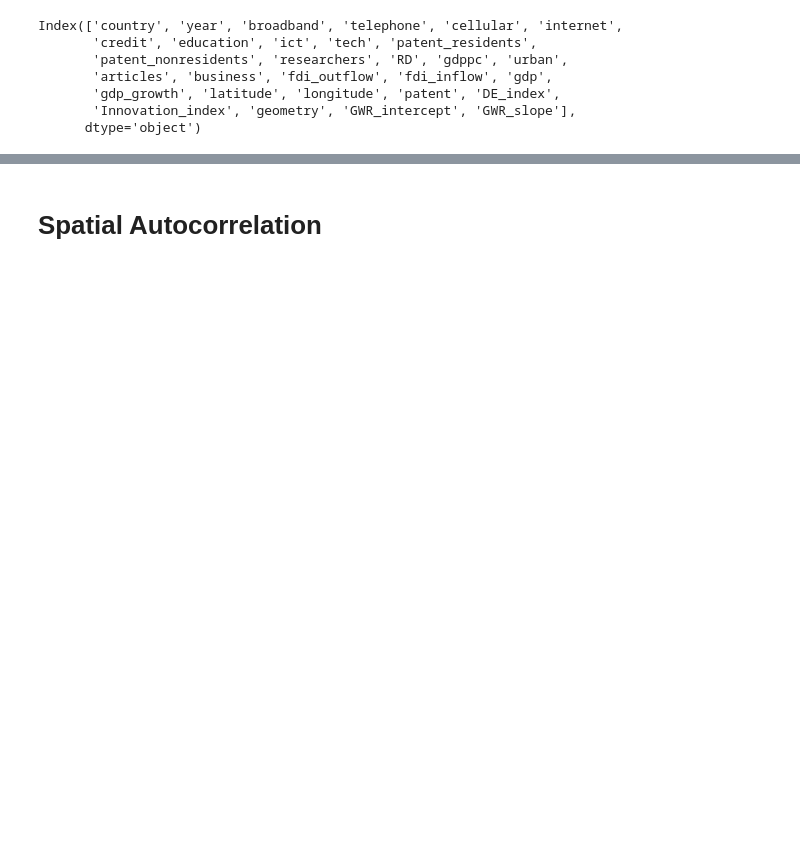
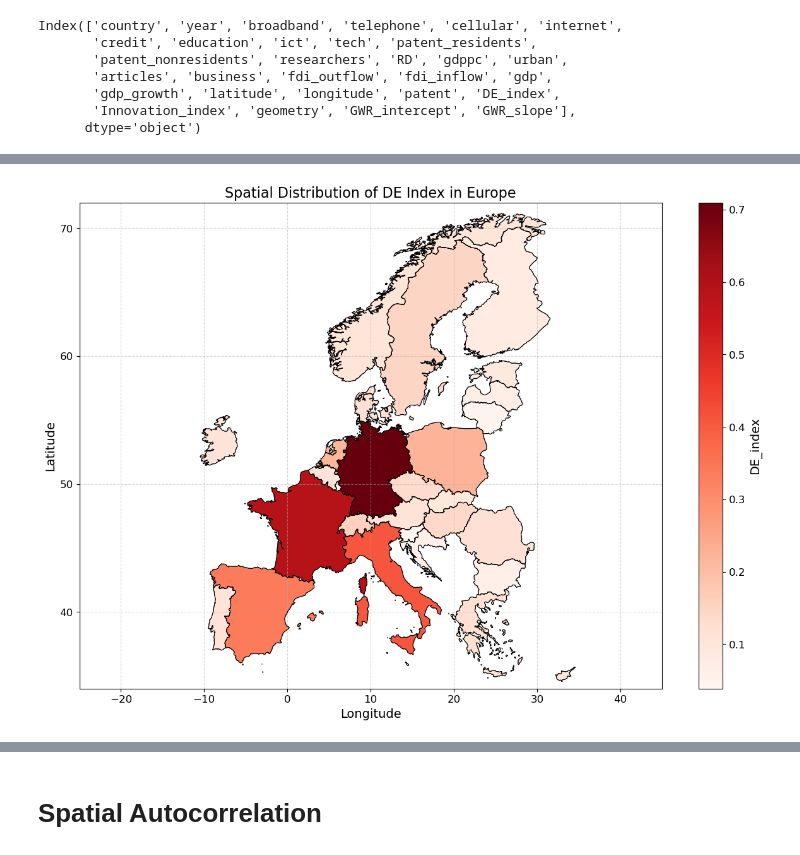
Before and after one commit to HumphreyHZ/CASA0004, a Jupyter notebook: Code.ipynb, the cells around one changed output, grey strips where cells are left out. Cells and saved outputs as stored; diff of their text form; code cells hidden in the pictures; blank space fills up the shorter version.

```diff
--- a/Code.ipynb
+++ b/Code.ipynb
@@ -451,0 +520,17 @@ plt.show()
+# %%
+# Ensure all required columns are present
+required_columns = ['latitude', 'longitude', 'DE_index', 'Innovation_index', 'ISO3']
+missing_columns = [col for col in required_columns if col not in data.columns]
+if missing_columns:
+    raise KeyError(f"None of {missing_columns} are in the columns")
+
+# Create GeoDataFrame for the input data, ensuring all columns are kept
+gdf = gpd.GeoDataFrame(data.copy(), geometry=gpd.points_from_xy(data.longitude, data.latitude))
+
+# Check the columns and head of the GeoDataFrame
+print("GeoDataFrame columns:", gdf.columns)
+print(gdf.head())
+
+# Ensure the ISO3 column exists in gdf
+if 'ISO3' not in gdf.columns:
+    raise KeyError("ISO3 column is missing in the GeoDataFrame")
@@ -451,0 +555,9 @@ plt.show()
+# %%
+# Calculate the average DE_index for each country
+average_de_index = gdf.groupby('ISO3')['DE_index'].mean()
+europe['DE_index'] = average_de_index
+
+# Plot DE_index using a detailed color scale
+plot_map('DE_index', 'Spatial Distribution of DE Index in Europe', cmap='Reds')
+# %% [output]
+[figure, added]
```
Also changed, not shown: parts of 34 cells of this notebook.
